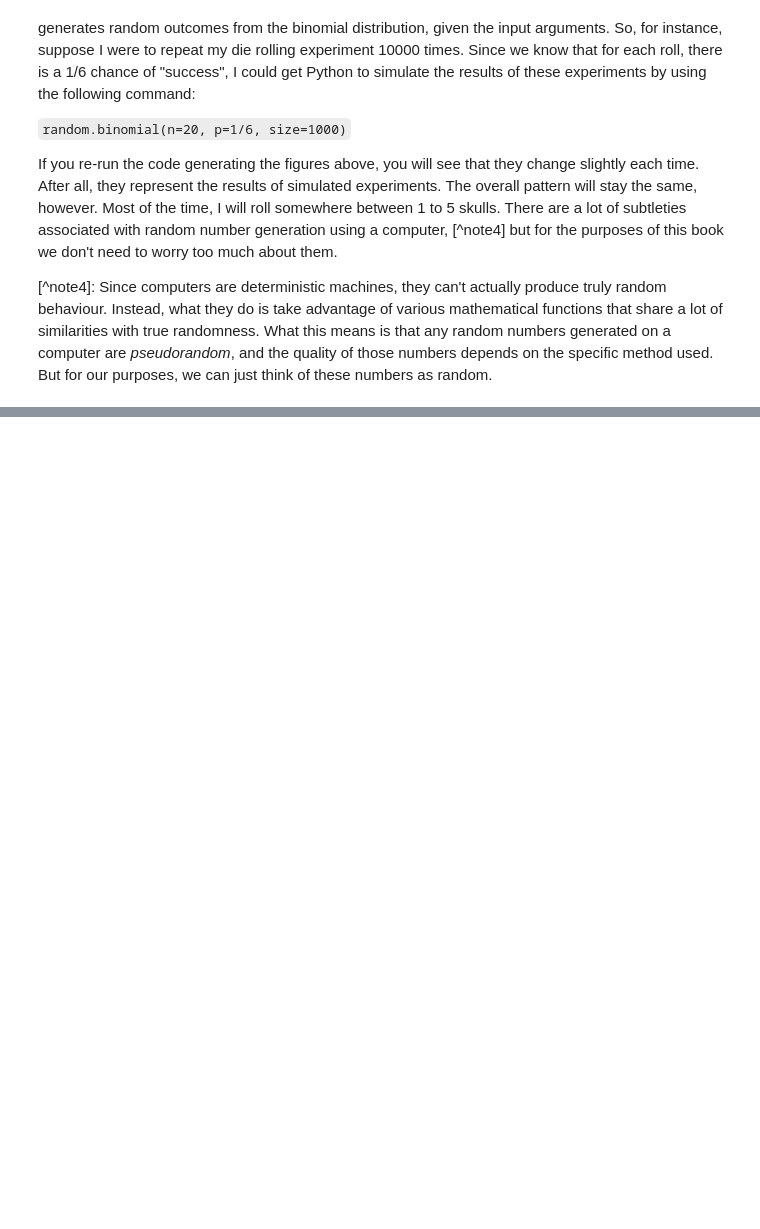
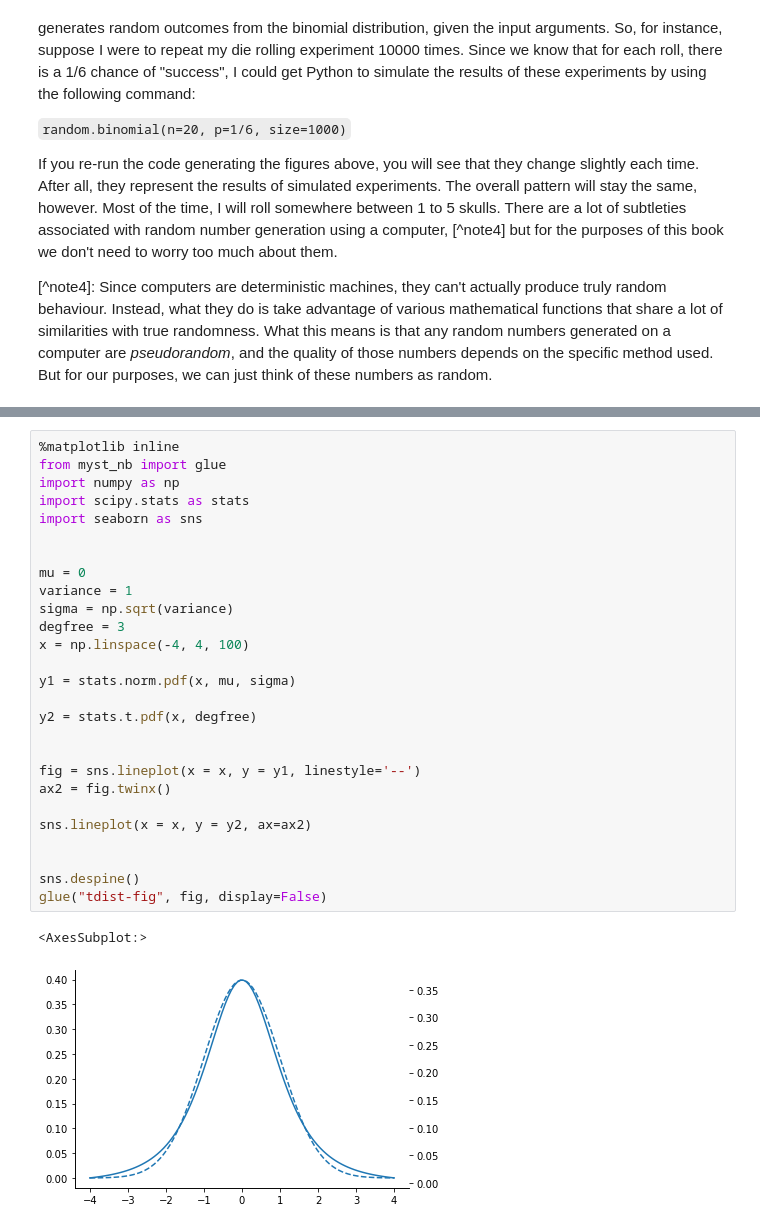
Before and after one commit to ethanweed/pythonbook, a Jupyter notebook: Book/_build/jupyter_execute/04.02-probability.ipynb, the cells around one changed output, grey strips where cells are left out. Cells and saved outputs as stored; diff of their text form; blank space fills up the shorter version.

```diff
--- a/Book/_build/jupyter_execute/04.02-probability.ipynb
+++ b/Book/_build/jupyter_execute/04.02-probability.ipynb
@@ -583,0 +622,30 @@ Two more examples of the \"area under the curve idea\". There is a 15.9% chance
+# %%
+%matplotlib inline
+from myst_nb import glue
+import numpy as np
+import scipy.stats as stats
+import seaborn as sns
+
+
+mu = 0
+variance = 1
+sigma = np.sqrt(variance)
+degfree = 3
+x = np.linspace(-4, 4, 100)
+
+y1 = stats.norm.pdf(x, mu, sigma)
+
+y2 = stats.t.pdf(x, degfree)
+
+
+fig = sns.lineplot(x = x, y = y1, linestyle='--')
+ax2 = fig.twinx()
+
+sns.lineplot(x = x, y = y2, ax=ax2)
+
+
+sns.despine()
+glue("tdist-fig", fig, display=False)
+# %% [output]
+<AxesSubplot:>
+[figure, added]
```
Also changed, not shown: parts of 43 cells of this notebook, 19 other files.
